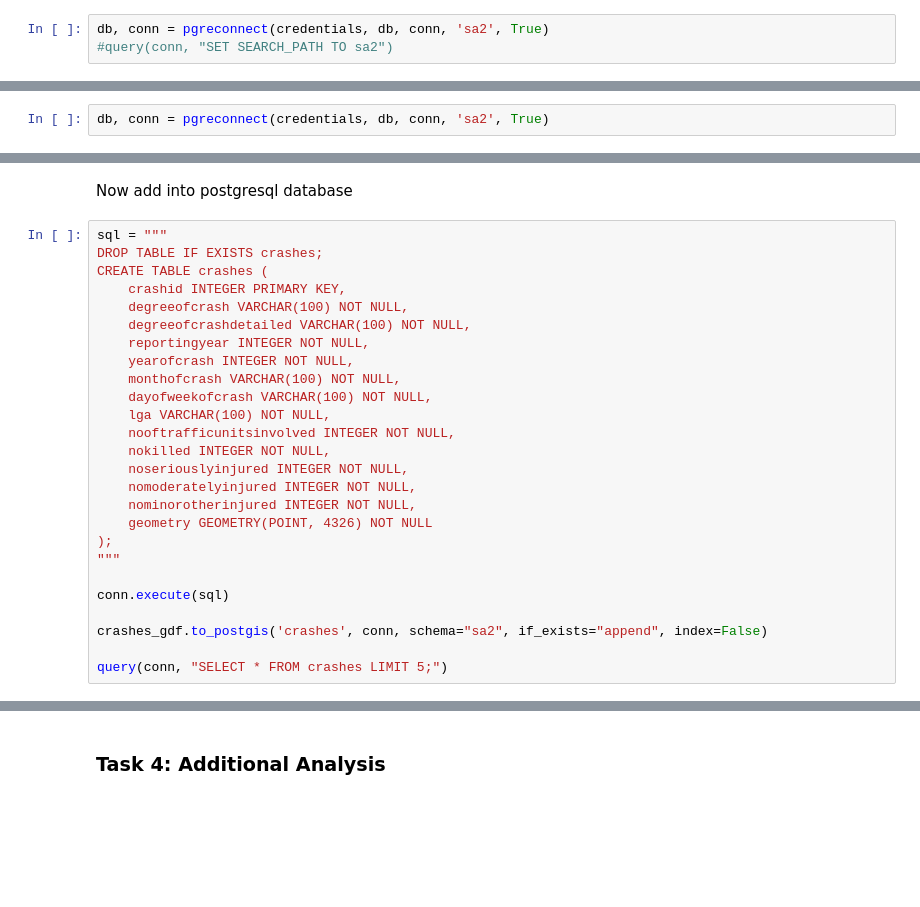
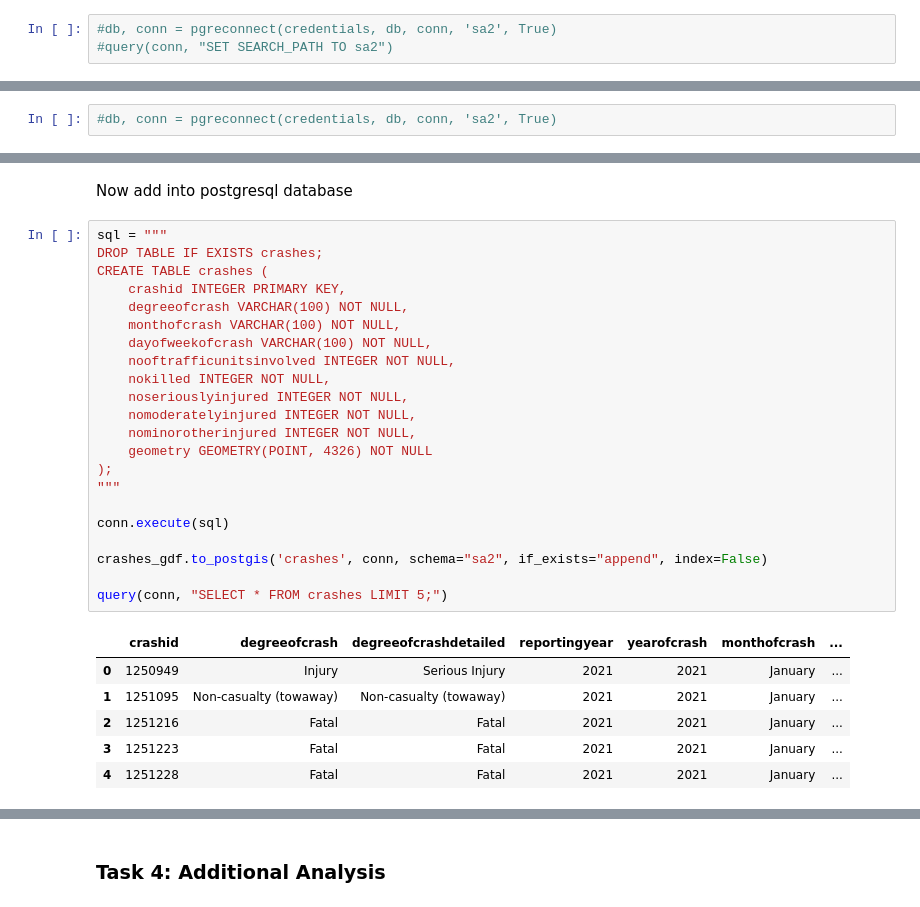
Before and after one commit to FixItChris/DATA2901, a Jupyter notebook: Report.ipynb, the cells around one changed output, grey strips where cells are left out. Saved outputs shown, nothing was run; the diff lists cells and outputs as text; blank space fills up the shorter version.

```diff
--- a/Report.ipynb
+++ b/Report.ipynb
@@ -135,5 +137,5 @@ query(conn, "SELECT PostGIS_version()")
 |  | postgis_version |
 | 0 | 3.3 USE_GEOS=1 USE_PROJ=1 USE_STA... |
 # %%
-db, conn = pgreconnect(credentials, db, conn, 'sa2', True)
+#db, conn = pgreconnect(credentials, db, conn, 'sa2', True)
 #query(conn, "SET SEARCH_PATH TO sa2")
@@ -706,2 +745,2 @@ query(conn, "SELECT * FROM population LIMIT 5;")
 # %%
-db, conn = pgreconnect(credentials, db, conn, 'sa2', True)
+#db, conn = pgreconnect(credentials, db, conn, 'sa2', True)
@@ -1180,26 +1251,29 @@ Now add into postgresql database
 # %%
 sql = """
 DROP TABLE IF EXISTS crashes;
 CREATE TABLE crashes (
     crashid INTEGER PRIMARY KEY,
     degreeofcrash VARCHAR(100) NOT NULL,
-    degreeofcrashdetailed VARCHAR(100) NOT NULL,
-    reportingyear INTEGER NOT NULL,
-    yearofcrash INTEGER NOT NULL,
     monthofcrash VARCHAR(100) NOT NULL,
     dayofweekofcrash VARCHAR(100) NOT NULL,
-    lga VARCHAR(100) NOT NULL,
     nooftrafficunitsinvolved INTEGER NOT NULL,
     nokilled INTEGER NOT NULL,
     noseriouslyinjured INTEGER NOT NULL,
     nomoderatelyinjured INTEGER NOT NULL,
     nominorotherinjured INTEGER NOT NULL,
     geometry GEOMETRY(POINT, 4326) NOT NULL
 );
 """
 
 conn.execute(sql)
 
 crashes_gdf.to_postgis('crashes', conn, schema="sa2", if_exists="append", index=False)
 
 query(conn, "SELECT * FROM crashes LIMIT 5;")
+# %% [output]
+|  | crashid | degreeofcrash | degreeofcrashdetailed | reportingyear | yearofcrash | monthofcrash | ... |
+| 0 | 1250949 | Injury | Serious Injury | 2021 | 2021 | January | ... |
+| 1 | 1251095 | Non-casualty (towaway) | Non-casualty (towaway) | 2021 | 2021 | January | ... |
+| 2 | 1251216 | Fatal | Fatal | 2021 | 2021 | January | ... |
+| 3 | 1251223 | Fatal | Fatal | 2021 | 2021 | January | ... |
+| 4 | 1251228 | Fatal | Fatal | 2021 | 2021 | January | ... |
```
Also changed, not shown: parts of 56 cells of this notebook, 1 other file.
